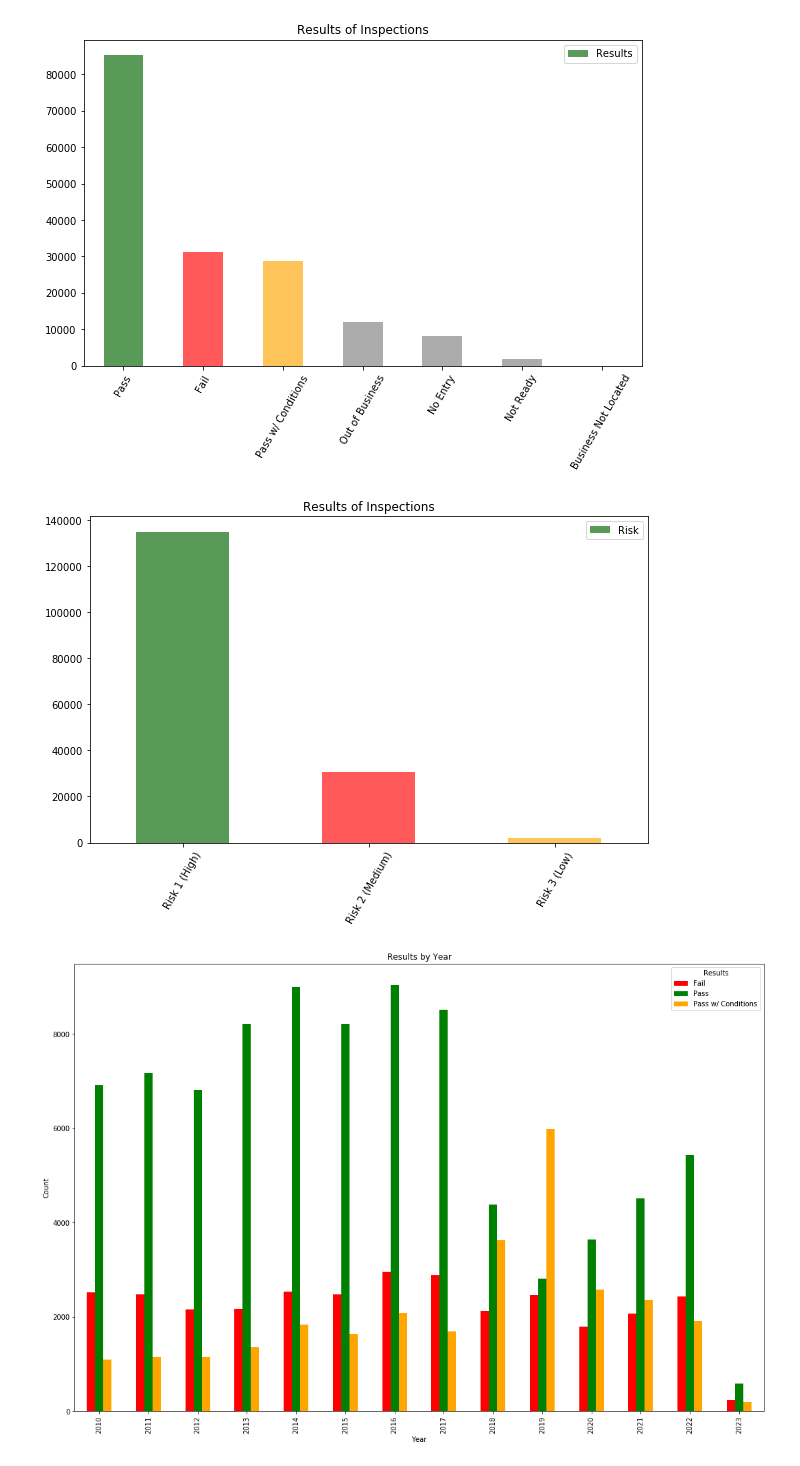
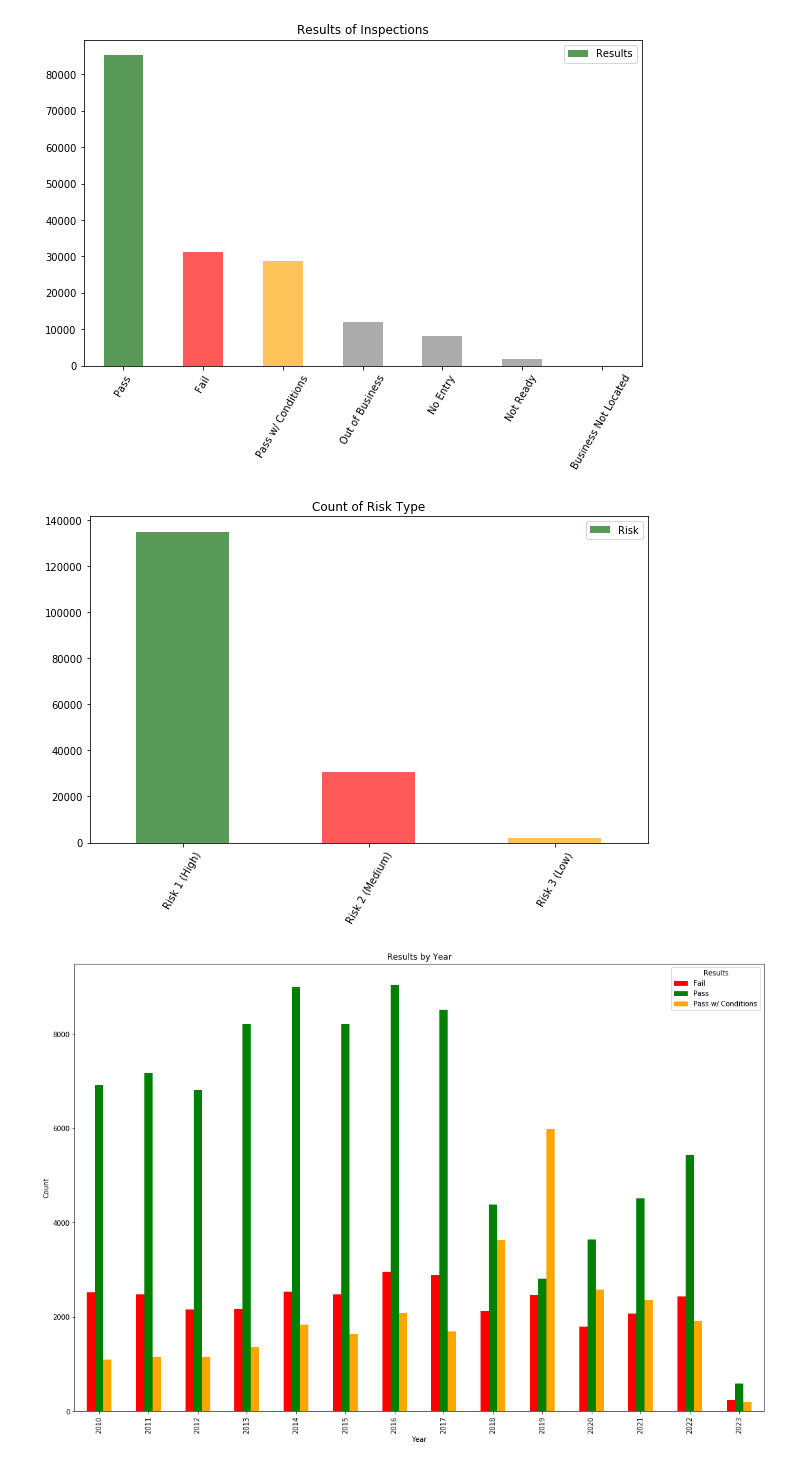
Before and after one commit to flindwall/chicago-food-inspections, a Jupyter notebook: Code/StarterAnalysis.ipynb, the cells around one changed output. Cells and saved outputs as stored; diff of their text form; code cells hidden in the pictures.

Commit message:
Updated Visualizations

```diff
--- a/Code/StarterAnalysis.ipynb
+++ b/Code/StarterAnalysis.ipynb
@@ -248,15 +248,15 @@ plt.show()
 # %%
 #Chart the data for results
 risk_group = restaurants_df["Risk"].value_counts()
 
 colors=["darkgreen", 'red', 'orange']
 
-risk_group.plot(kind="bar",  title="Results of Inspections",
+risk_group.plot(kind="bar",  title="Count of Risk Type",
              color=colors, alpha=0.65, rot=60, legend=True, figsize = (10, 6))
 
 plt.show()
 # %% [output]
-[figure, old version]
+[figure, new version]
 # %%
 #create dataframe to accomodate stacked bar chart
 #pass, fail, and pass w/conditions by year
```
